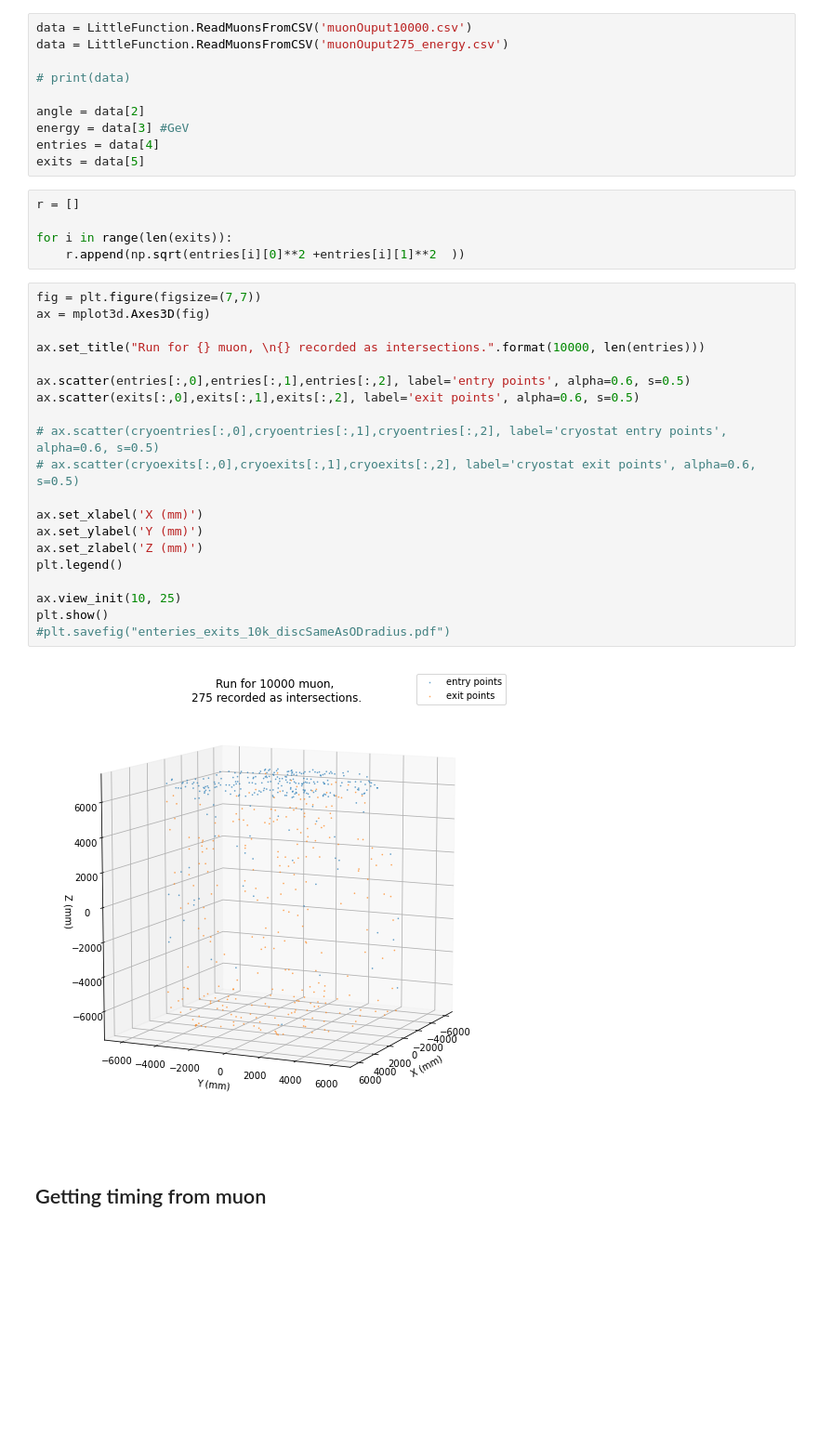
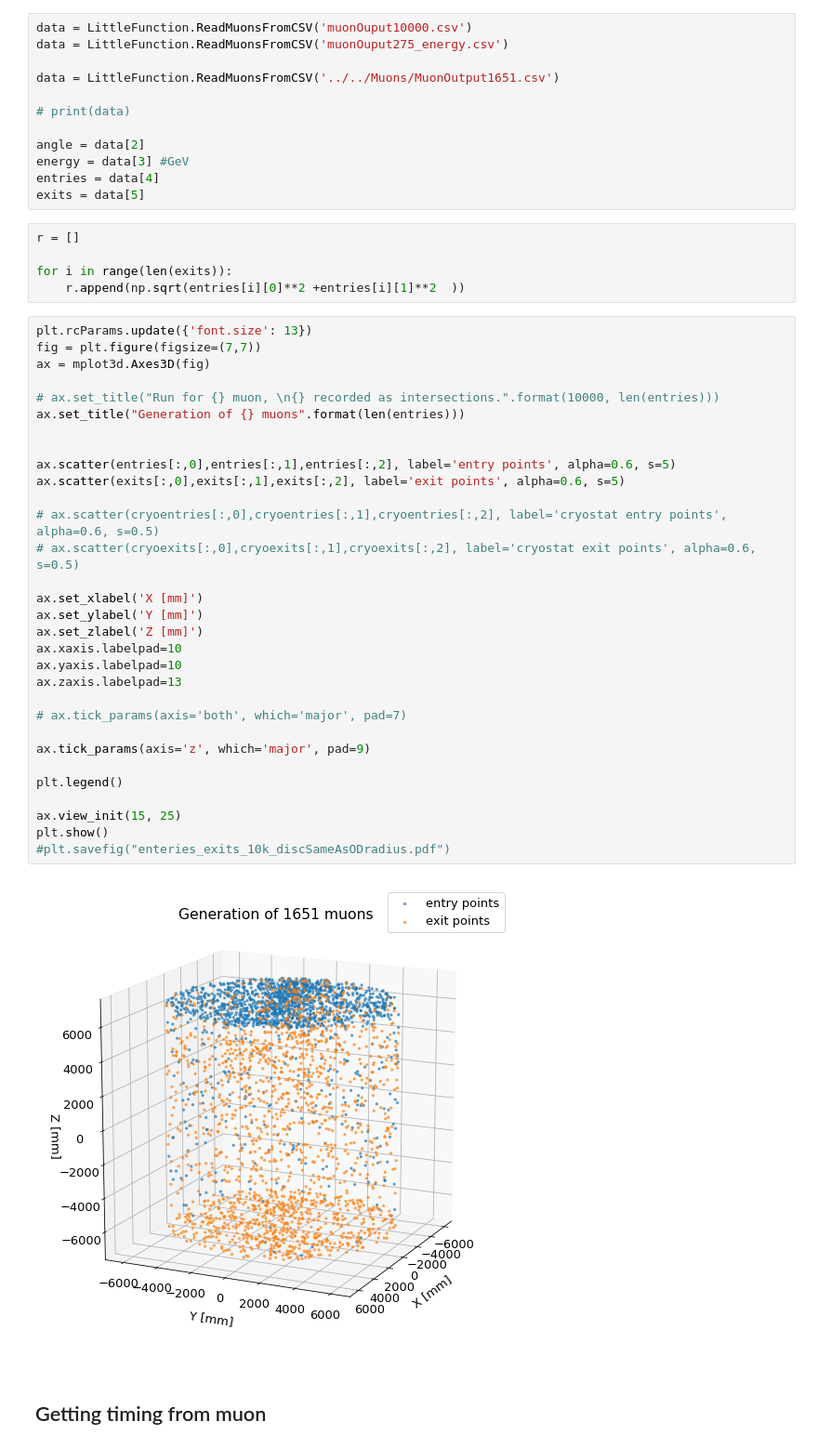
Before and after one commit to eklem1/OD_work, a Jupyter notebook: CherenkovGen/MuonResults.ipynb, the cells around one changed output. Shown at 93% size. Drawn from its saved outputs; the diff is of its cells as text; blank space fills up the shorter version.

```diff
--- a/CherenkovGen/MuonResults.ipynb
+++ b/CherenkovGen/MuonResults.ipynb
@@ -15,6 +18,8 @@ import LittleFunction #so we can still access this file
 # %%
 data = LittleFunction.ReadMuonsFromCSV('muonOuput10000.csv')
 data = LittleFunction.ReadMuonsFromCSV('muonOuput275_energy.csv')
+
+data = LittleFunction.ReadMuonsFromCSV('../../Muons/MuonOutput1651.csv')
 
 # print(data)
 
@@ -28,27 +33,38 @@ r = []
 for i in range(len(exits)):
     r.append(np.sqrt(entries[i][0]**2 +entries[i][1]**2  ))
 # %%
+plt.rcParams.update({'font.size': 13})
 fig = plt.figure(figsize=(7,7))
 ax = mplot3d.Axes3D(fig)
 
-ax.set_title("Run for {} muon, \n{} recorded as intersections.".format(10000, len(entries)))
+# ax.set_title("Run for {} muon, \n{} recorded as intersections.".format(10000, len(entries)))
+ax.set_title("Generation of {} muons".format(len(entries)))
 
-ax.scatter(entries[:,0],entries[:,1],entries[:,2], label='entry points', alpha=0.6, s=0.5)
-ax.scatter(exits[:,0],exits[:,1],exits[:,2], label='exit points', alpha=0.6, s=0.5)
+
+ax.scatter(entries[:,0],entries[:,1],entries[:,2], label='entry points', alpha=0.6, s=5)
+ax.scatter(exits[:,0],exits[:,1],exits[:,2], label='exit points', alpha=0.6, s=5)
 
 # ax.scatter(cryoentries[:,0],cryoentries[:,1],cryoentries[:,2], label='cryostat entry points', alpha=0.6, s=0.5)
 # ax.scatter(cryoexits[:,0],cryoexits[:,1],cryoexits[:,2], label='cryostat exit points', alpha=0.6, s=0.5)
 
-ax.set_xlabel('X (mm)')
-ax.set_ylabel('Y (mm)')
-ax.set_zlabel('Z (mm)')
+ax.set_xlabel('X [mm]')
+ax.set_ylabel('Y [mm]')
+ax.set_zlabel('Z [mm]')
+ax.xaxis.labelpad=10
+ax.yaxis.labelpad=10
+ax.zaxis.labelpad=13
+
+# ax.tick_params(axis='both', which='major', pad=7)
+
+ax.tick_params(axis='z', which='major', pad=9)
+
 plt.legend()
 
-ax.view_init(10, 25)
+ax.view_init(15, 25)
 plt.show()
 #plt.savefig("enteries_exits_10k_discSameAsODradius.pdf")
 # %% [output]
-[figure, old version]
+[figure, new version]
 # %% [markdown]
 ## Getting timing from muon
 # %%
```
Also changed, not shown: parts of 2 cells of this notebook, 9 other files.
